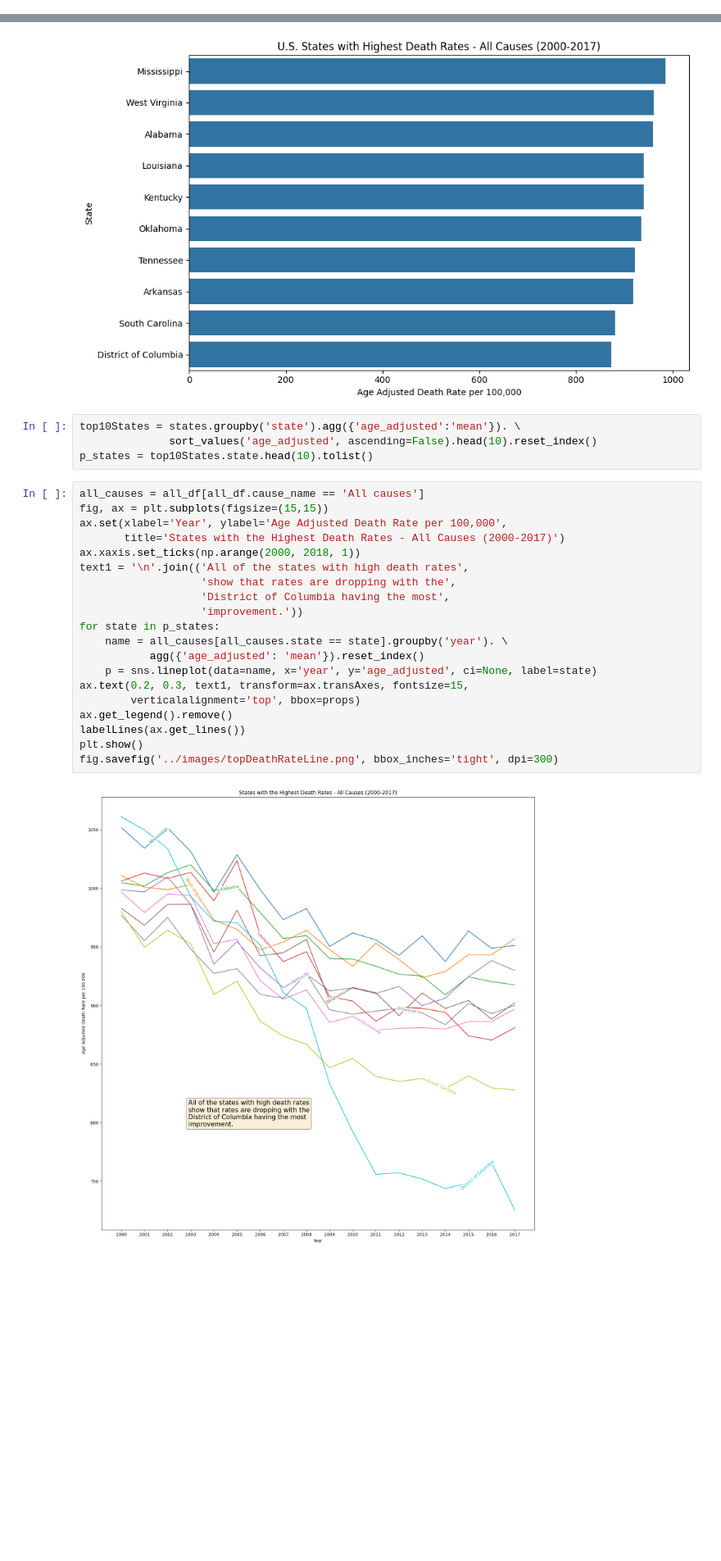
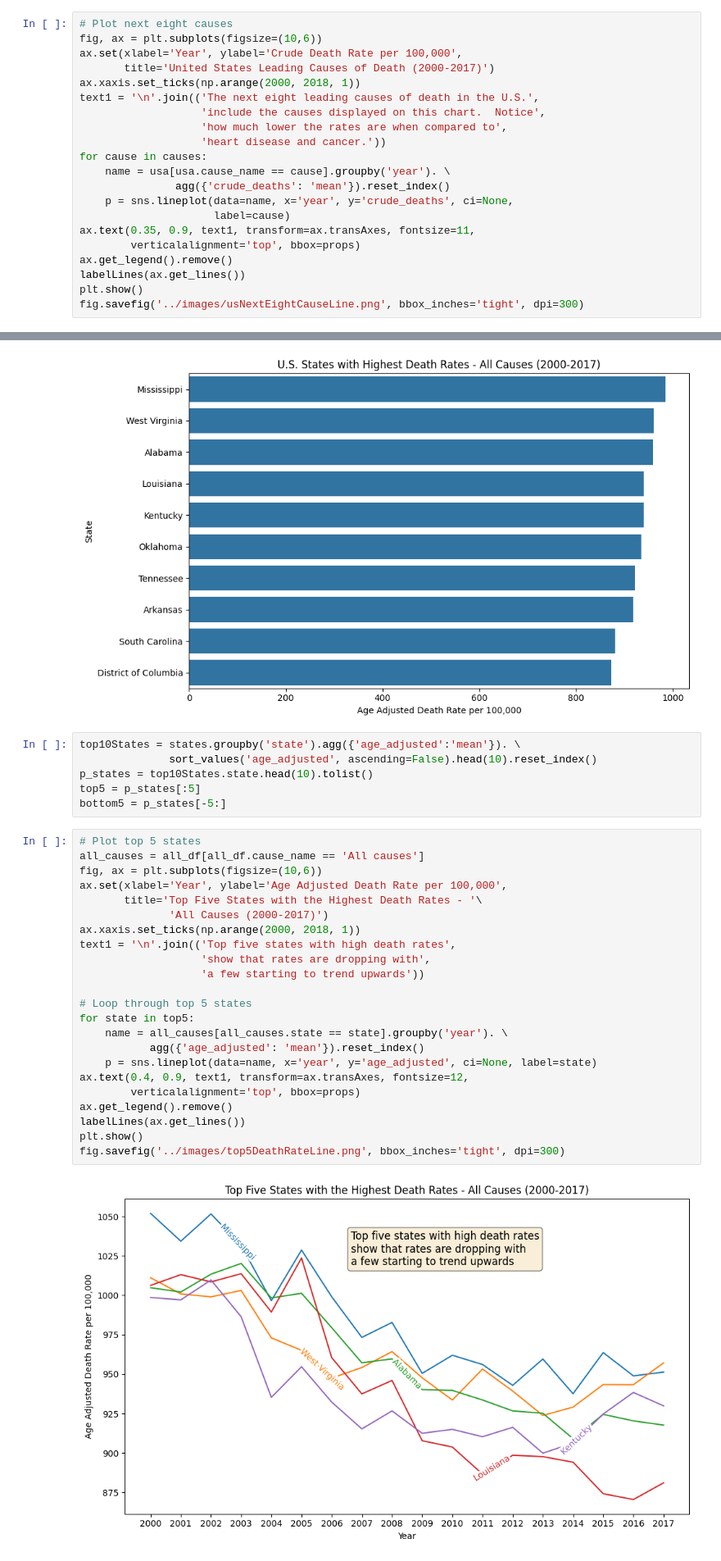
Before and after one commit to wwwinters/MSDS-670-Final-Project, a Jupyter notebook: src/WileyWinters_finalProject.ipynb, the cells around one changed output, grey strips where cells are left out. Shown at 82% size. Cells and saved outputs as stored; diff of their text form; blank space fills up the shorter version.

```diff
--- a/src/WileyWinters_finalProject.ipynb
+++ b/src/WileyWinters_finalProject.ipynb
@@ -292,0 +295,21 @@ fig.savefig('../images/usLeadingCauseLine.png', bbox_inches='tight', dpi=300)
+# %%
+# Plot next eight causes
+fig, ax = plt.subplots(figsize=(10,6))
+ax.set(xlabel='Year', ylabel='Crude Death Rate per 100,000',
+       title='United States Leading Causes of Death (2000-2017)')
+ax.xaxis.set_ticks(np.arange(2000, 2018, 1))
+text1 = '\n'.join(('The next eight leading causes of death in the U.S.',
+                   'include the causes displayed on this chart.  Notice',
+                   'how much lower the rates are when compared to',
+                   'heart disease and cancer.'))
+for cause in causes:
+    name = usa[usa.cause_name == cause].groupby('year'). \
+               agg({'crude_deaths': 'mean'}).reset_index()
+    p = sns.lineplot(data=name, x='year', y='crude_deaths', ci=None,
+                     label=cause)
+ax.text(0.35, 0.9, text1, transform=ax.transAxes, fontsize=11,
+        verticalalignment='top', bbox=props)
+ax.get_legend().remove()
+labelLines(ax.get_lines())
+plt.show()
+fig.savefig('../images/usNextEightCauseLine.png', bbox_inches='tight', dpi=300)
@@ -312,25 +337,30 @@ fig.savefig('../images/statesMaxDeath.png', bbox_inches='tight', dpi=300)
 top10States = states.groupby('state').agg({'age_adjusted':'mean'}). \
               sort_values('age_adjusted', ascending=False).head(10).reset_index()
 p_states = top10States.state.head(10).tolist()
+top5 = p_states[:5]
+bottom5 = p_states[-5:]
 # %%
+# Plot top 5 states
 all_causes = all_df[all_df.cause_name == 'All causes']
-fig, ax = plt.subplots(figsize=(15,15))
+fig, ax = plt.subplots(figsize=(10,6))
 ax.set(xlabel='Year', ylabel='Age Adjusted Death Rate per 100,000',
-       title='States with the Highest Death Rates - All Causes (2000-2017)')
+       title='Top Five States with the Highest Death Rates - '\
+              'All Causes (2000-2017)')
 ax.xaxis.set_ticks(np.arange(2000, 2018, 1))
-text1 = '\n'.join(('All of the states with high death rates',
-                   'show that rates are dropping with the',
-                   'District of Columbia having the most',
-                   'improvement.'))
-for state in p_states:
+text1 = '\n'.join(('Top five states with high death rates',
+                   'show that rates are dropping with',
+                   'a few starting to trend upwards'))
+
+# Loop through top 5 states
+for state in top5:
     name = all_causes[all_causes.state == state].groupby('year'). \
            agg({'age_adjusted': 'mean'}).reset_index()
     p = sns.lineplot(data=name, x='year', y='age_adjusted', ci=None, label=state)
-ax.text(0.2, 0.3, text1, transform=ax.transAxes, fontsize=15,
+ax.text(0.4, 0.9, text1, transform=ax.transAxes, fontsize=12,
         verticalalignment='top', bbox=props)
 ax.get_legend().remove()
 labelLines(ax.get_lines())
 plt.show()
-fig.savefig('../images/topDeathRateLine.png', bbox_inches='tight', dpi=300)
+fig.savefig('../images/top5DeathRateLine.png', bbox_inches='tight', dpi=300)
 # %% [output]
-[figure, old version]
+[figure, new version]
```
Also changed, not shown: parts of 5 cells of this notebook, 17 other files.
